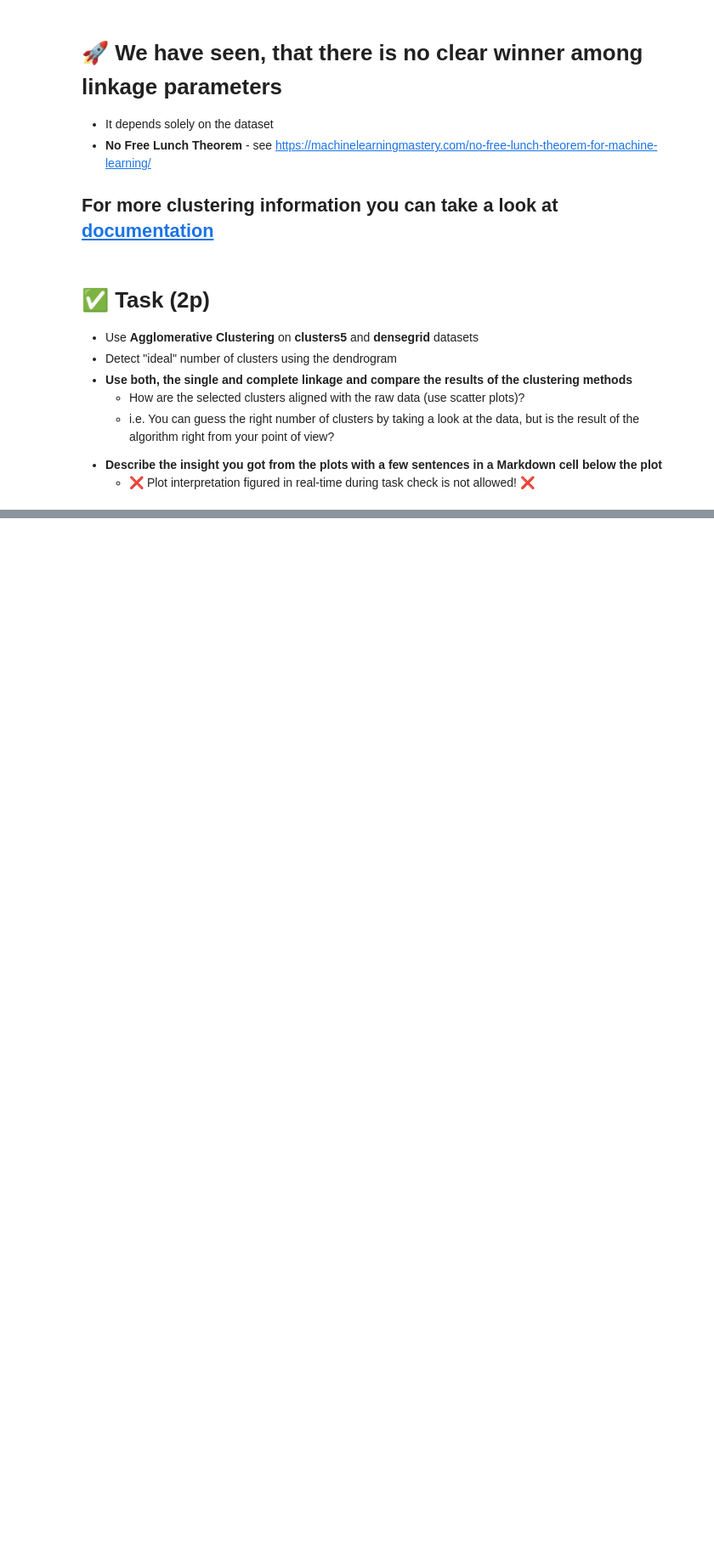
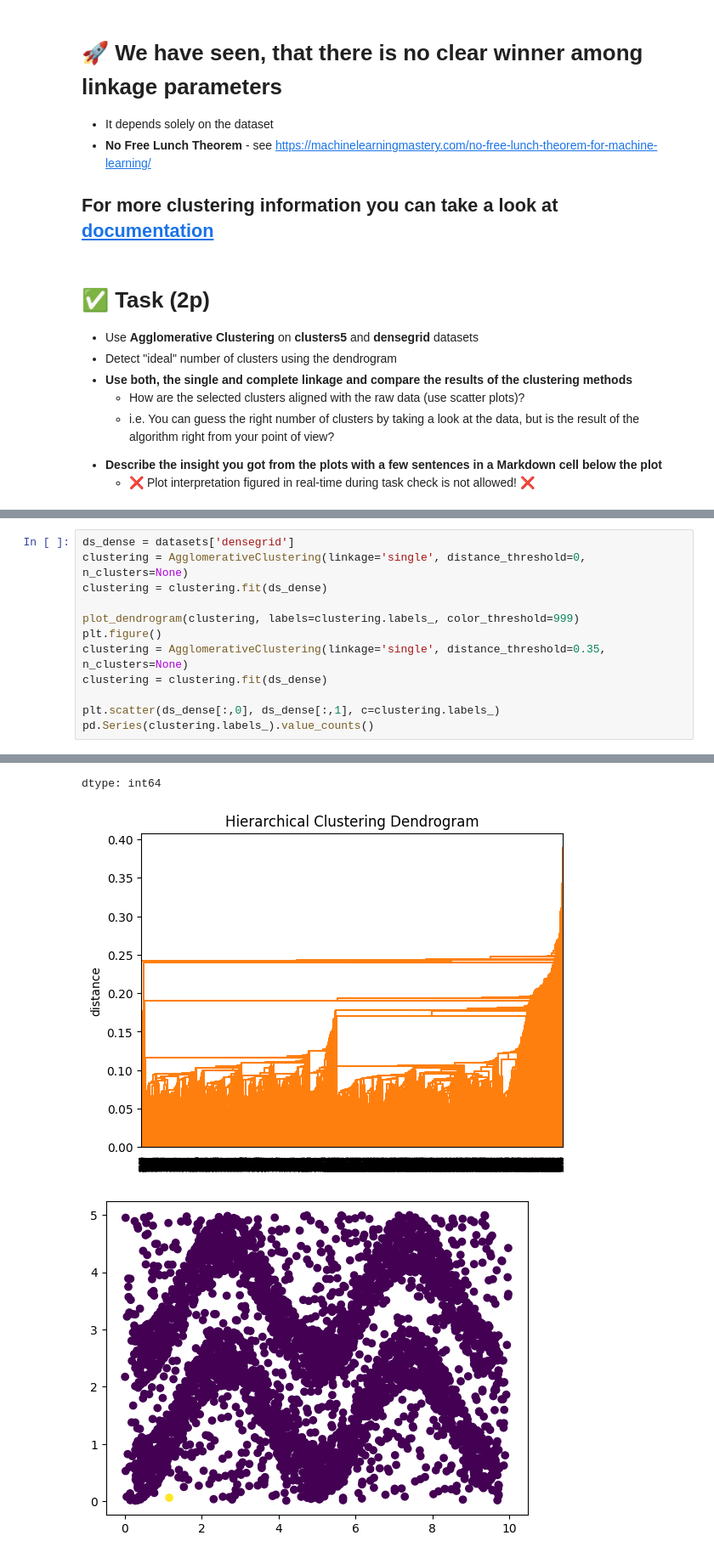
Before and after one commit to TotalChaosRexinator/School, a Jupyter notebook: fml_05.ipynb, the cells around one changed output, grey strips where cells are left out. Shown at 85% size. Saved outputs shown, nothing was run; the diff lists cells and outputs as text; blank space fills up the shorter version.

```diff
--- a/fml_05.ipynb
+++ b/fml_05.ipynb
@@ -320,0 +361,13 @@ plt.scatter(data[:,0], data[:,1], c=clustering.labels_)
+# %%
+ds_dense = datasets['densegrid']
+clustering = AgglomerativeClustering(linkage='single', distance_threshold=0, n_clusters=None)
+clustering = clustering.fit(ds_dense)
+
+plot_dendrogram(clustering, labels=clustering.labels_, color_threshold=999)
+plt.figure()
+clustering = AgglomerativeClustering(linkage='single', distance_threshold=0.35, n_clusters=None)
+clustering = clustering.fit(ds_dense)
+
+plt.scatter(ds_dense[:,0], ds_dense[:,1], c=clustering.labels_)
+pd.Series(clustering.labels_).value_counts()
+# %% [output]
@@ -320,0 +377,3 @@ plt.scatter(data[:,0], data[:,1], c=clustering.labels_)
+dtype: int64
+[figure, added]
+[figure, added]
```
Also changed, not shown: parts of 11 cells of this notebook.
